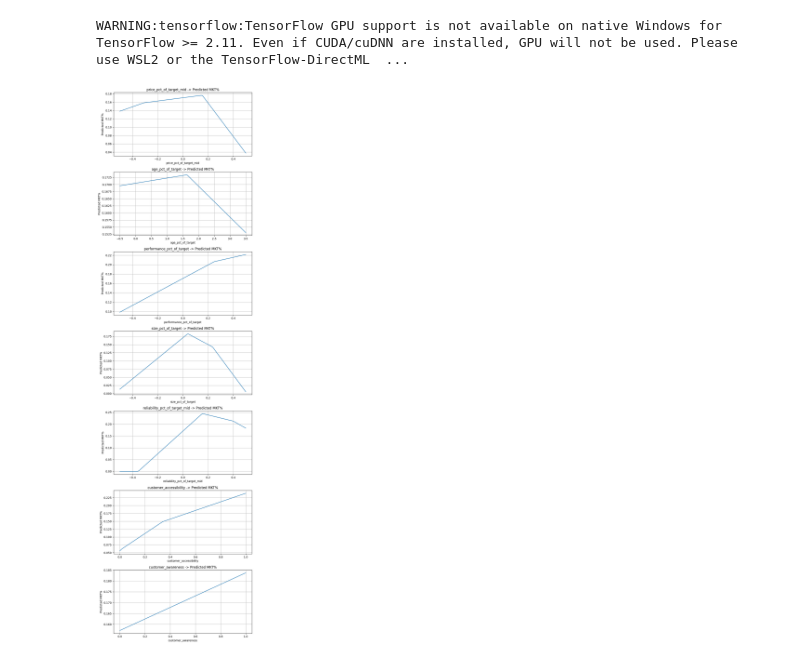
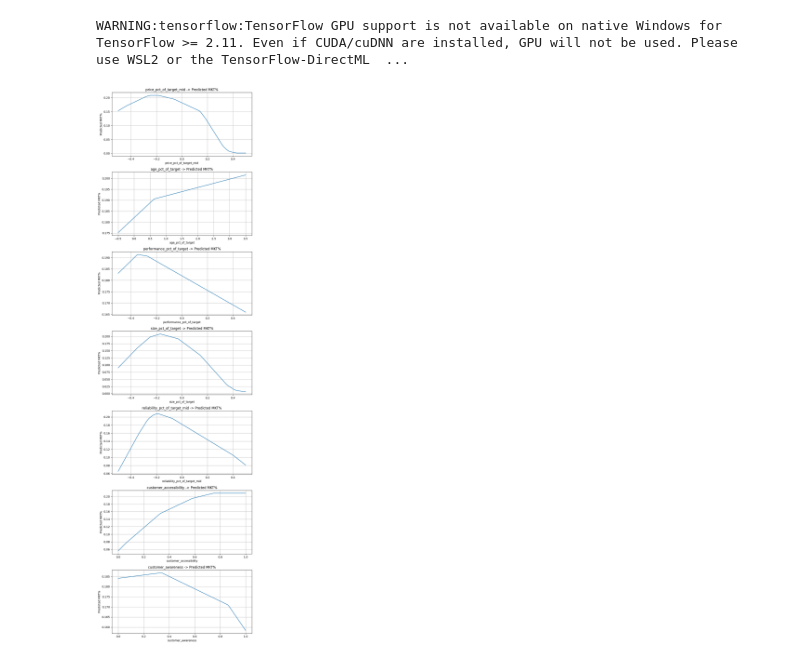
Before and after one commit to GrantKincaid/capsim_model, a Jupyter notebook: model.ipynb, the cells around one changed output. Cells and saved outputs as stored; diff of their text form; code cells hidden in the pictures.

```diff
--- a/model.ipynb
+++ b/model.ipynb
@@ -48,6 +48,7 @@ samples.head()
 | 4 | CP133203_1_round_0_2026.xlsx | 0.0 | 2026.0 | Traditional | 0 | Agape | 0 | ... |
 5 rows × 32 columns
 # %%
-samples_trimed = samples[["target_potential_share_of_segment","category_code","customer_accessibility","customer_awareness","age_pct_of_target","price_pct_of_target_mid","performance_pct_of_target","size_pct_of_target","reliability_pct_of_target_mid"]]
+samples_trimed = samples[["target_potential_share_of_segment","category_code","customer_accessibility","customer_awareness","age_pct_of_target","price_pct_of_target_mid","performance_pct_of_target","size_pct_of_target","reliability_pct_of_target_mid", 'customer_satisfaction']]
+samples_trimed['customer_satisfaction'] = samples_trimed['customer_satisfaction'] / 100
 samples_trimed.head()
 # %% [output]
@@ -297,7 +303,7 @@ num_cols = [
 
 
 base_sample = {
-    "category_code": 3,
+    "category_code": 1,
     "price_pct_of_target_mid": 0.00,
     "age_pct_of_target": 0.00,
     "performance_pct_of_target": 0.00,
@@ -343,32 +349,32 @@ def plot_feature_sweeps_fast(model, base_sample, num_cols, feature_ranges, num_p
         row_end = row_start + num_points
         x_num[row_start:row_end, i] = sweep_vals
         row_start = row_end
 
     # One prediction call instead of hundreds
     preds = model.predict(
         {"numeric_features": x_num, "category": x_cat},
         verbose=0
     ).reshape(-1)
 
     # Plot
     fig, axes = plt.subplots(n_features, 1, figsize=(8, 4 * n_features), squeeze=False)
     axes = axes.ravel()
 
     row_start = 0
     for ax, feature in zip(axes, num_cols):
         row_end = row_start + num_points
         ax.plot(sweep_map[feature], preds[row_start:row_end])
         ax.set_title(f"{feature} -> Predicted MKT%")
         ax.set_xlabel(feature)
         ax.set_ylabel("Predicted MKT%")
         ax.grid(True)
         row_start = row_end
 
     plt.tight_layout()
     plt.show()
 
 
 plot_feature_sweeps_fast(model, base_sample, num_cols, feature_ranges, num_points=100)
 # %% [output]
-[figure, old version]
+[figure, new version]
 # %%
```
Also changed, not shown: parts of 3 cells of this notebook, 1 other file.
